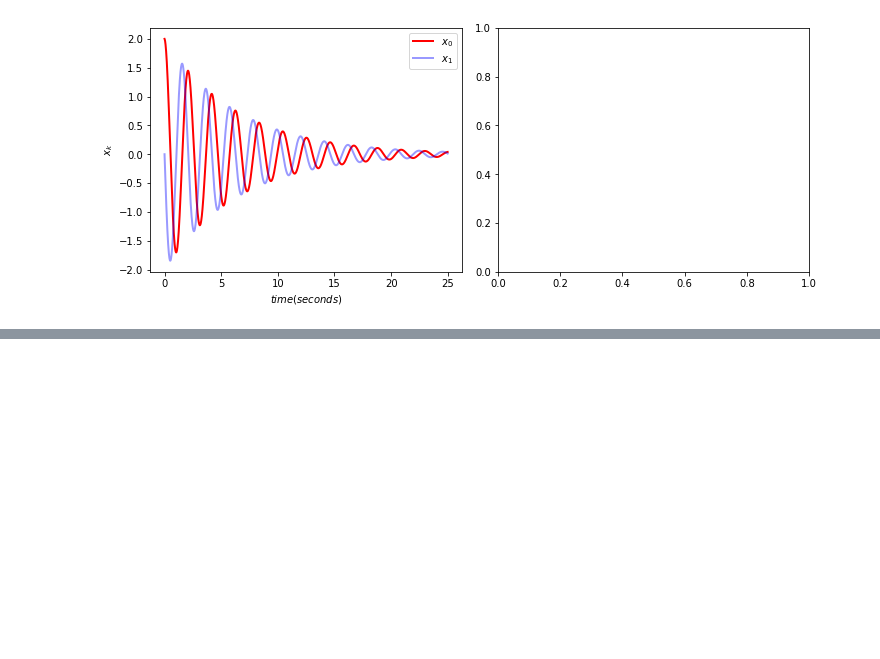
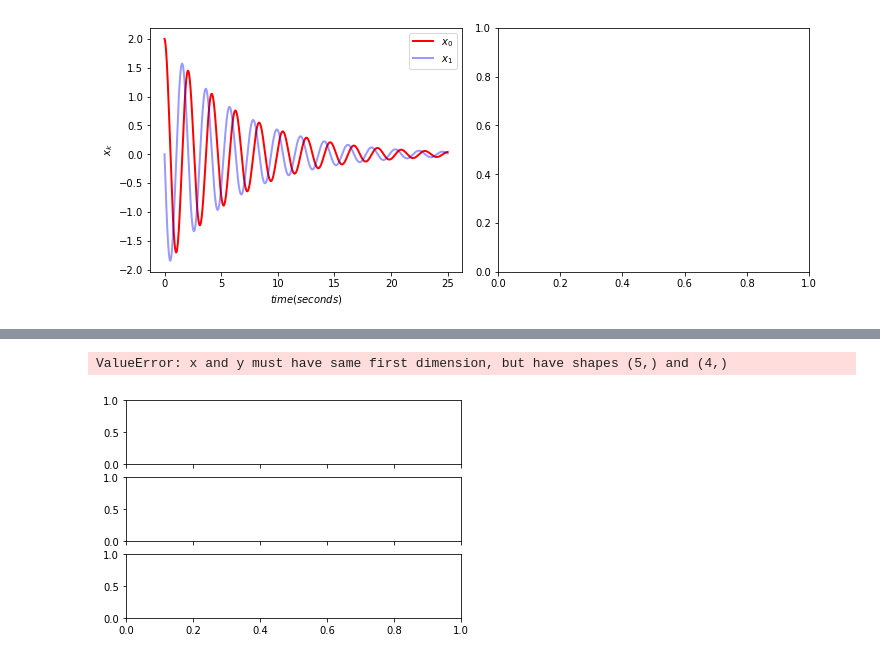
Before and after one commit to Lenfesty-b/SINDy, a Jupyter notebook: Testing.ipynb, the cells around one changed output, grey strips where cells are left out. Cells and saved outputs as stored; diff of their text form; code cells hidden in the pictures; blank space fills up the shorter version.

```diff
--- a/Testing.ipynb
+++ b/Testing.ipynb
@@ -881,0 +882,30 @@ plt.show()
+# %%
+# if using a Jupyter notebook, include:
+
+
+t = [0,0.25,0.5,0.75,1.0]
+
+s1 = [-.2,3,-3,-.2]
+s2 = [-.2,3,-3,-.2]
+s3 = [-.2,3,-3,-.2]
+
+fig, axs = plt.subplots(3, 1, sharex=True)
+
+
+# Plot each graph, and manually set the y tick values
+axs[0].plot(t, s1)
+#axs[0].set_yticks(np.arange(-0.9, 1.0, 0.4))
+#axs[0].set_ylim(-1, 1)
+
+axs[1].plot(t, s2)
+#axs[1].set_yticks(np.arange(0.1, 1.0, 0.2))
+#axs[1].set_ylim(0, 1)
+
+axs[2].plot(t, s3)
+#axs[2].set_yticks(np.arange(-0.9, 1.0, 0.4))
+#axs[2].set_ylim(-1, 1)
+
+plt.show()
+# %% [output]
+ValueError: x and y must have same first dimension, but have shapes (5,) and (4,)
+[figure, added]
```
Also changed, not shown: parts of 3 cells of this notebook, 1 other file.
